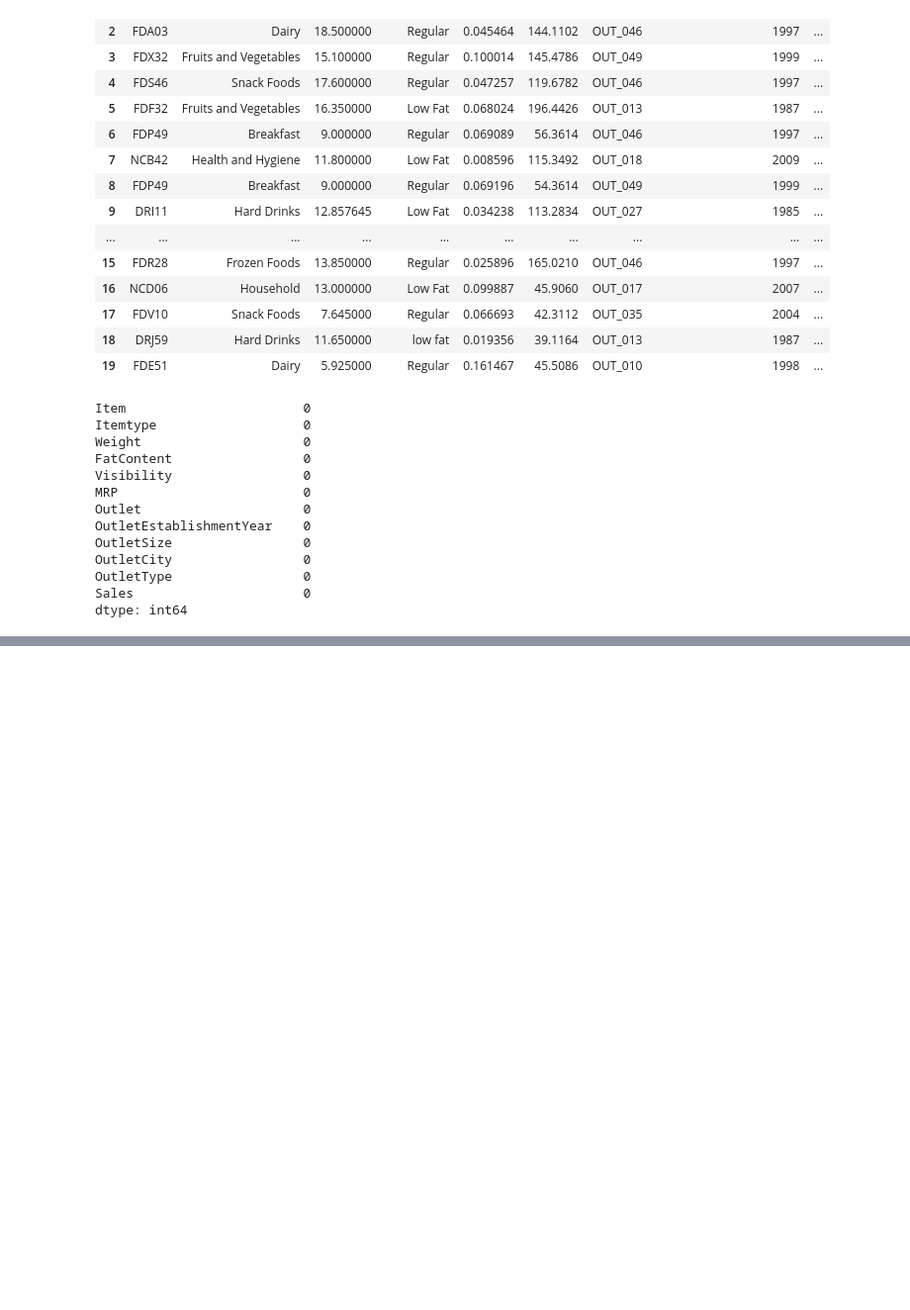
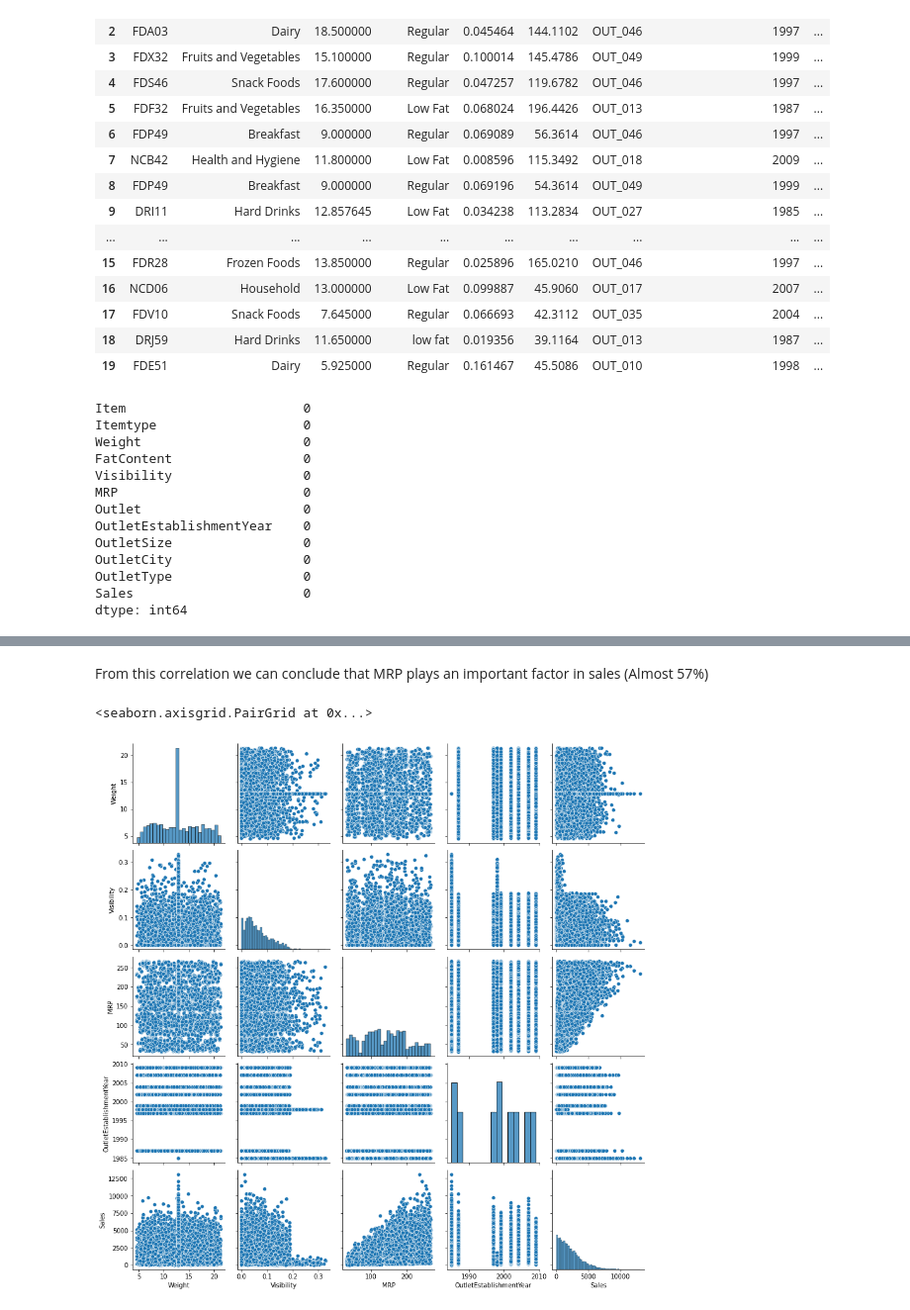
Before and after one commit to ashutoshg18/MegaStore, a Jupyter notebook: Pinnacle BootCamp Prob1.ipynb, the cells around one changed output, grey strips where cells are left out. Shown at 99% size. Cells and saved outputs as stored; diff of their text form; code cells hidden in the pictures; blank space fills up the shorter version.

Commit message:
correlations

```diff
--- a/Pinnacle BootCamp Prob1.ipynb
+++ b/Pinnacle BootCamp Prob1.ipynb
@@ -101,0 +111,7 @@ dtype: int64
+# %% [markdown]
+From this correlation we can conclude that MRP plays an important factor in sales (Almost 57%)
+# %%
+sns.pairplot(data=raw_data)
+# %% [output]
+<seaborn.axisgrid.PairGrid at 0x...>
+[figure, added]
```
Also changed, not shown: parts of 3 cells of this notebook.
